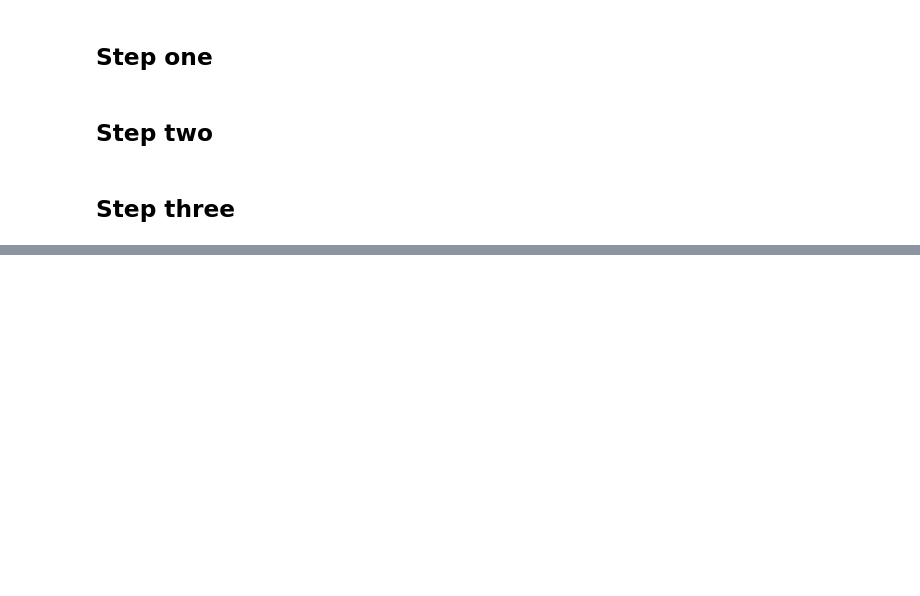
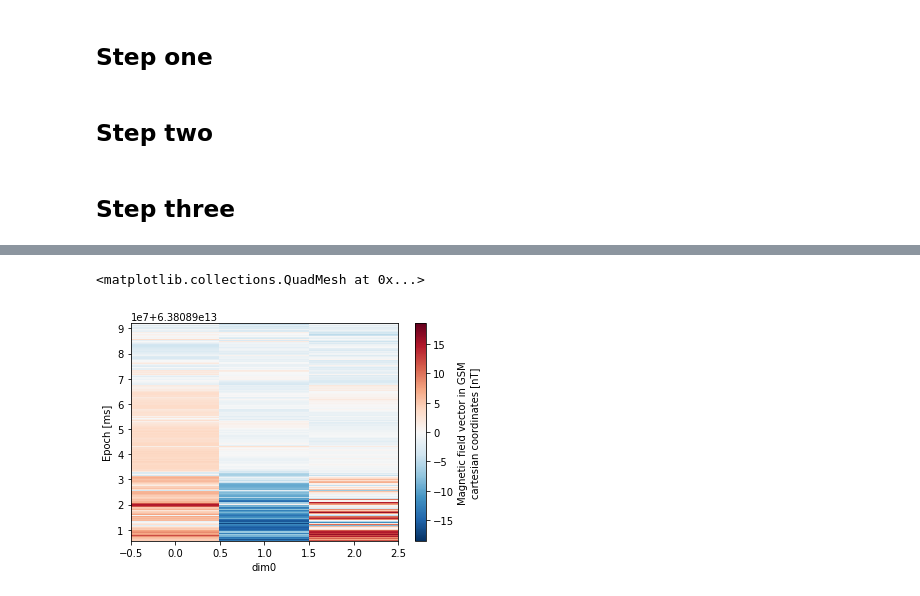
Before and after one commit to zemarchezi/NASASpaceApps, a Jupyter notebook: Read_Dataset.ipynb, the cells around one changed output, grey strips where cells are left out. Saved outputs shown, nothing was run; the diff lists cells and outputs as text; code cells hidden in the pictures; blank space fills up the shorter version.

```diff
--- a/Read_Dataset.ipynb
+++ b/Read_Dataset.ipynb
@@ -72,6 +72,14 @@ def load_cdf_files(data='wind'):
     files = glob.glob(os.path.join(base, '*.cdf'))
     for f in files:
         yield cdflib.cdf_to_xarray(f)
+# %%
+dscovr_ds = load_cdf_files(data='dscovr')
+wind_ds = load_cdf_files(data='wind')
+wind_ion_ds = load_cdf_files(data='wind_ion')
+# %%
+dscovr = next(dscovr_ds)
+wind = next(wind_ds)
+wind_ion = next(wind_ion_ds)
 # %% [markdown]
 ## Step one
 # %% [markdown]
@@ -114,0 +154,6 @@ t['Proton_Np_nonlin'].plot()
+# %%
+# plot example
+wind['BGSM'].plot()
+# %% [output]
+<matplotlib.collections.QuadMesh at 0x...>
+[figure, added]
```
Also changed, not shown: parts of 7 cells of this notebook.
